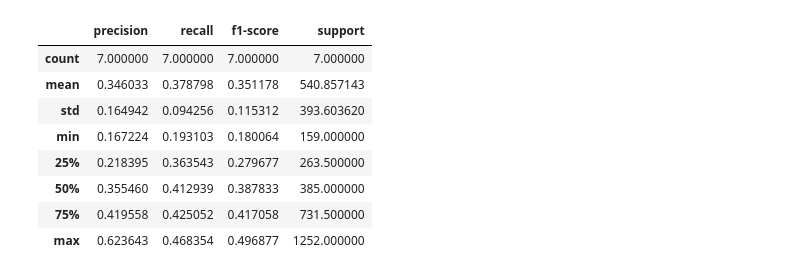
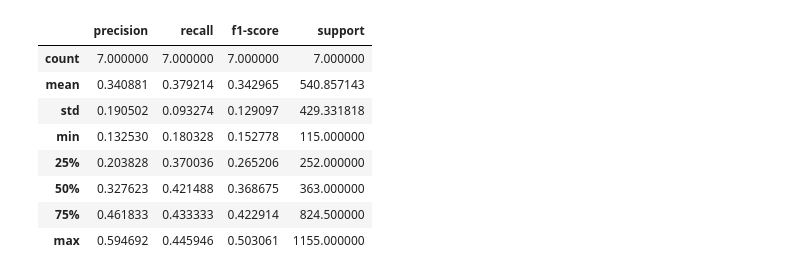
Before and after one commit to fabianaferreira/final-project-src, a Jupyter notebook: Classifier/Insights.ipynb, the cells around one changed output. Cells and saved outputs as stored; diff of their text form; code cells hidden in the pictures.

```diff
--- a/Classifier/Insights.ipynb
+++ b/Classifier/Insights.ipynb
@@ -55,0 +14,2 @@ dtype: float64
+# %%
+f = 'fine_tune_VGG16_no_edge_frames_2020-01-28-23:26:54'
@@ -55,0 +35,2 @@ dtype: float64
+# %%
+df = pd.read_csv('./Metrics/classification_report_' + f + '_subset.csv')
@@ -56,12 +51,14 @@ dtype: float64
+# %%
+classes_report = df[:7]
 # %%
-classes_report2.describe()
+classes_report.describe()
 # %% [output]
 |  | precision | recall | f1-score | support |
 | count | 7.000000 | 7.000000 | 7.000000 | 7.000000 |
-| mean | 0.346033 | 0.378798 | 0.351178 | 540.857143 |
-| std | 0.164942 | 0.094256 | 0.115312 | 393.603620 |
-| min | 0.167224 | 0.193103 | 0.180064 | 159.000000 |
-| 25% | 0.218395 | 0.363543 | 0.279677 | 263.500000 |
-| 50% | 0.355460 | 0.412939 | 0.387833 | 385.000000 |
-| 75% | 0.419558 | 0.425052 | 0.417058 | 731.500000 |
-| max | 0.623643 | 0.468354 | 0.496877 | 1252.000000 |
+| mean | 0.340881 | 0.379214 | 0.342965 | 540.857143 |
+| std | 0.190502 | 0.093274 | 0.129097 | 429.331818 |
+| min | 0.132530 | 0.180328 | 0.152778 | 115.000000 |
+| 25% | 0.203828 | 0.370036 | 0.265206 | 252.000000 |
+| 50% | 0.327623 | 0.421488 | 0.368675 | 363.000000 |
+| 75% | 0.461833 | 0.433333 | 0.422914 | 824.500000 |
+| max | 0.594692 | 0.445946 | 0.503061 | 1155.000000 |
```
Also changed, not shown: parts of 19 cells of this notebook.
